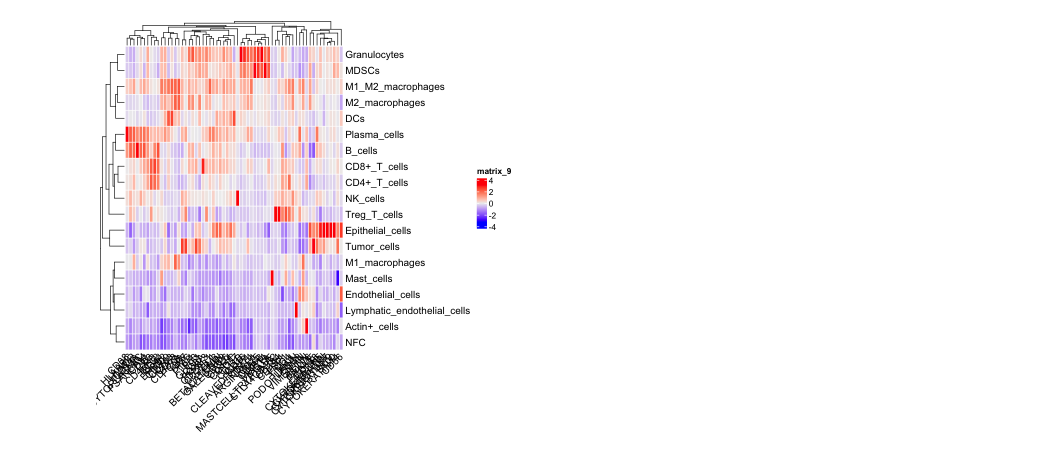
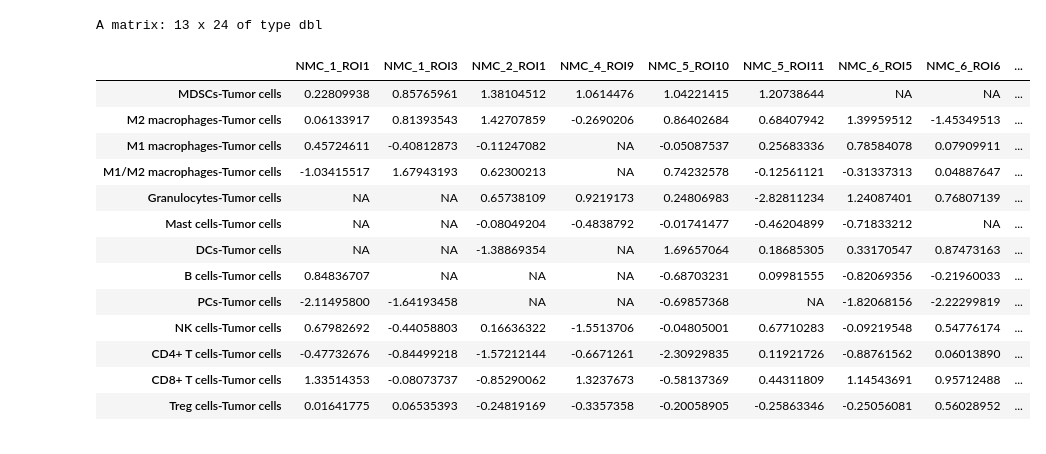
Before and after one commit to SchapiroLabor/NUT_spatial, a Jupyter notebook: R/markers_plots.ipynb, the cells around one changed output. Cells and saved outputs as stored; diff of their text form; code cells hidden in the pictures.

```diff
--- a/R/markers_plots.ipynb
+++ b/R/markers_plots.ipynb
@@ -58,9 +32,5 @@ A matrix: 19 x 63 of type dbl
-# %%
-Heatmap(expression_agg,
-        cluster_rows = TRUE,
-        cluster_columns = TRUE,
-        rect_gp = gpar(col = "white", lwd = 1),
-        column_names_rot = 45
-        )
-# %% [output]
-[figure, removed]
+# %%
+dir <- "~/Desktop/PhD/NMC/results"
+
+#read interaction file
+interaction_tumor_to <- read.csv(file.path(dir, "Tumor cells_interaction_to.csv"))
@@ -66,0 +47,39 @@ Heatmap(expression_agg,
+# %%
+#make cells_split factors
+cells_split <- c("Suppressive", "Suppressive", "Effector", "Suppressive/Effector", "Suppressive/Effector", "Suppressive/Effector", "Suppressive/Effector", "Suppressive/Effector", "Effector", "Suppressive", "Effector", "Effector", "Suppressive/Effector")
+
+cells_split <- factor(cells_split, levels = c("Suppressive", "Suppressive/Effector", "Effector"))
+
+cell_types <- c(
+  "MDSCs", "M2 macrophages", "M1 macrophages", "M1/M2 macrophages",
+  "DCs", "Granulocytes", "B cells", "Mast cells", "CD8+ T cells",
+  "Treg T cells", "NK cells", "CD4+ T cells", "PCs"
+)
+# %%
+cell_types_order <- paste0(cell_types, "-Tumor cells")
+
+interaction_tumor_to_mat <- interaction_tumor_to %>%
+  select(!cell_category) %>%
+  pivot_wider(names_from = "patient_exp", values_from = "zscore") %>%
+  arrange(factor(cell_pair, levels = cell_types_order)) %>%
+  column_to_rownames(var = "cell_pair") %>%
+  as.matrix() %>%
+  scale()
+
+interaction_tumor_to_mat
+# %% [output]
+A matrix: 13 x 24 of type dbl
+|  | NMC_1_ROI1 | NMC_1_ROI3 | NMC_2_ROI1 | NMC_4_ROI9 | NMC_5_ROI10 | NMC_5_ROI11 | NMC_6_ROI5 | NMC_6_ROI6 | ... |
+| MDSCs-Tumor cells | 0.22809938 | 0.85765961 | 1.38104512 | 1.0614476 | 1.04221415 | 1.20738644 | NA | NA | ... |
+| M2 macrophages-Tumor cells | 0.06133917 | 0.81393543 | 1.42707859 | -0.2690206 | 0.86402684 | 0.68407942 | 1.39959512 | -1.45349513 | ... |
+| M1 macrophages-Tumor cells | 0.45724611 | -0.40812873 | -0.11247082 | NA | -0.05087537 | 0.25683336 | 0.78584078 | 0.07909911 | ... |
+| M1/M2 macrophages-Tumor cells | -1.03415517 | 1.67943193 | 0.62300213 | NA | 0.74232578 | -0.12561121 | -0.31337313 | 0.04887647 | ... |
+| Granulocytes-Tumor cells | NA | NA | 0.65738109 | 0.9219173 | 0.24806983 | -2.82811234 | 1.24087401 | 0.76807139 | ... |
+| Mast cells-Tumor cells | NA | NA | -0.08049204 | -0.4838792 | -0.01741477 | -0.46204899 | -0.71833212 | NA | ... |
+| DCs-Tumor cells | NA | NA | -1.38869354 | NA | 1.69657064 | 0.18685305 | 0.33170547 | 0.87473163 | ... |
+| B cells-Tumor cells | 0.84836707 | NA | NA | NA | -0.68703231 | 0.09981555 | -0.82069356 | -0.21960033 | ... |
+| PCs-Tumor cells | -2.11495800 | -1.64193458 | NA | NA | -0.69857368 | NA | -1.82068156 | -2.22299819 | ... |
+| NK cells-Tumor cells | 0.67982692 | -0.44058803 | 0.16636322 | -1.5513706 | -0.04805001 | 0.67710283 | -0.09219548 | 0.54776174 | ... |
+| CD4+ T cells-Tumor cells | -0.47732676 | -0.84499218 | -1.57212144 | -0.6671261 | -2.30929835 | 0.11921726 | -0.88761562 | 0.06013890 | ... |
+| CD8+ T cells-Tumor cells | 1.33514353 | -0.08073737 | -0.85290062 | 1.3237673 | -0.58137369 | 0.44311809 | 1.14543691 | 0.95712488 | ... |
+| Treg cells-Tumor cells | 0.01641775 | 0.06535393 | -0.24819169 | -0.3357358 | -0.20058905 | -0.25863346 | -0.25056081 | 0.56028952 | ... |
```
Also changed, not shown: parts of 20 cells of this notebook, 32 other files.
